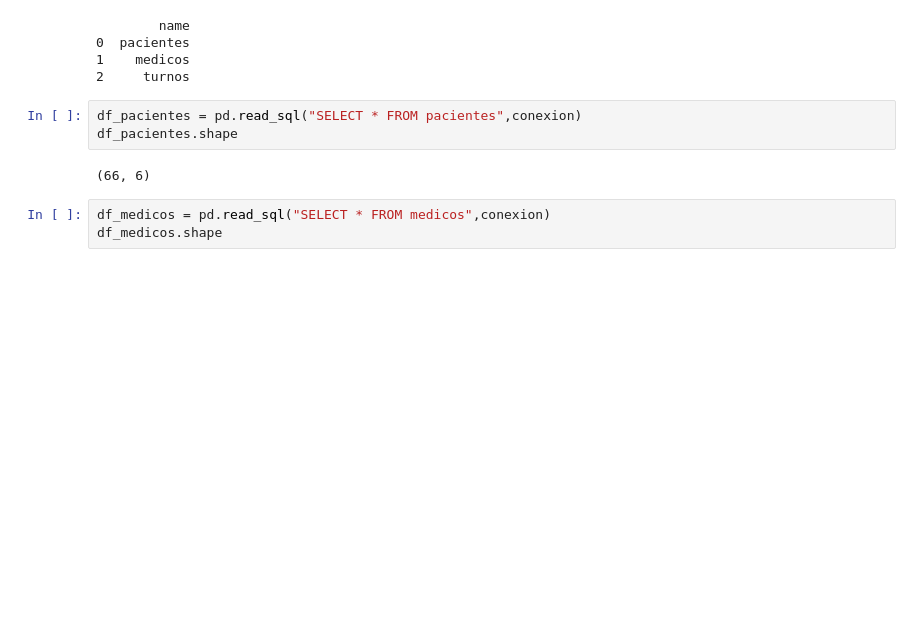
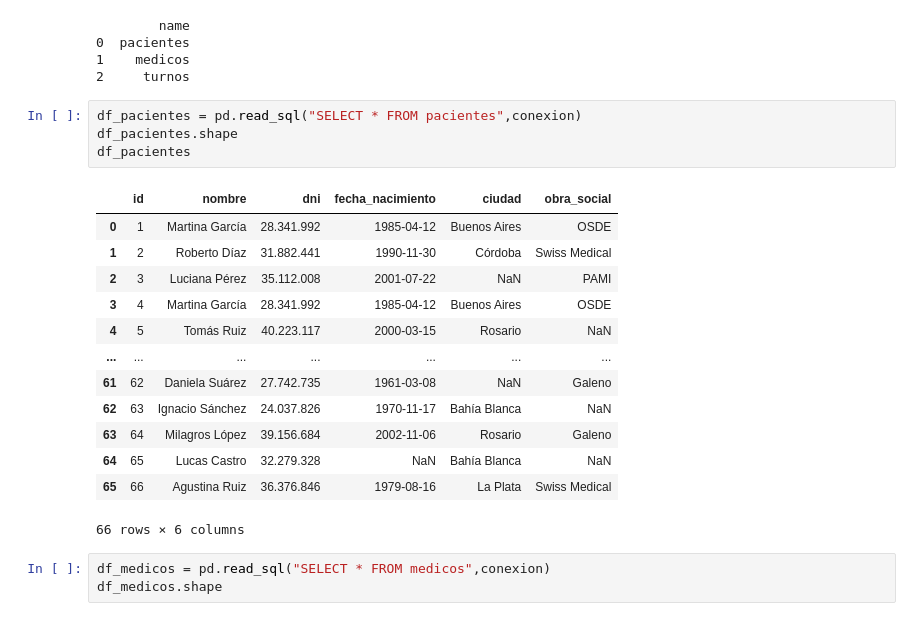
Before and after one commit to gseilerdev/data-analysis-course, a Jupyter notebook: modulo-3-transformacion/clase-09/practica/notebook.ipynb, the cells around one changed output. Drawn from its saved outputs; the diff is of its cells as text; blank space fills up the shorter version.

```diff
--- a/modulo-3-transformacion/clase-09/practica/notebook.ipynb
+++ b/modulo-3-transformacion/clase-09/practica/notebook.ipynb
@@ -54,8 +54,21 @@ df_turnos = pd.read_sql("SELECT * FROM turnos",conexion)
 # %%
 df_pacientes = pd.read_sql("SELECT * FROM pacientes",conexion)
 df_pacientes.shape
+df_pacientes
 # %% [output]
+|  | id | nombre | dni | fecha_nacimiento | ciudad | obra_social |
+| 0 | 1 | Martina García | 28.341.992 | 1985-04-12 | Buenos Aires | OSDE |
+| 1 | 2 | Roberto Díaz | 31.882.441 | 1990-11-30 | Córdoba | Swiss Medical |
+| 2 | 3 | Luciana Pérez | 35.112.008 | 2001-07-22 | NaN | PAMI |
+| 3 | 4 | Martina García | 28.341.992 | 1985-04-12 | Buenos Aires | OSDE |
+| 4 | 5 | Tomás Ruiz | 40.223.117 | 2000-03-15 | Rosario | NaN |
+| ... | ... | ... | ... | ... | ... | ... |
+| 61 | 62 | Daniela Suárez | 27.742.735 | 1961-03-08 | NaN | Galeno |
+| 62 | 63 | Ignacio Sánchez | 24.037.826 | 1970-11-17 | Bahía Blanca | NaN |
+| 63 | 64 | Milagros López | 39.156.684 | 2002-11-06 | Rosario | Galeno |
+| 64 | 65 | Lucas Castro | 32.279.328 | NaN | Bahía Blanca | NaN |
+| 65 | 66 | Agustina Ruiz | 36.376.846 | 1979-08-16 | La Plata | Swiss Medical |
-(66, 6)
+66 rows × 6 columns
 # %%
 df_medicos = pd.read_sql("SELECT * FROM medicos",conexion)
 df_medicos.shape
```
Also changed, not shown: parts of 7 cells of this notebook.
